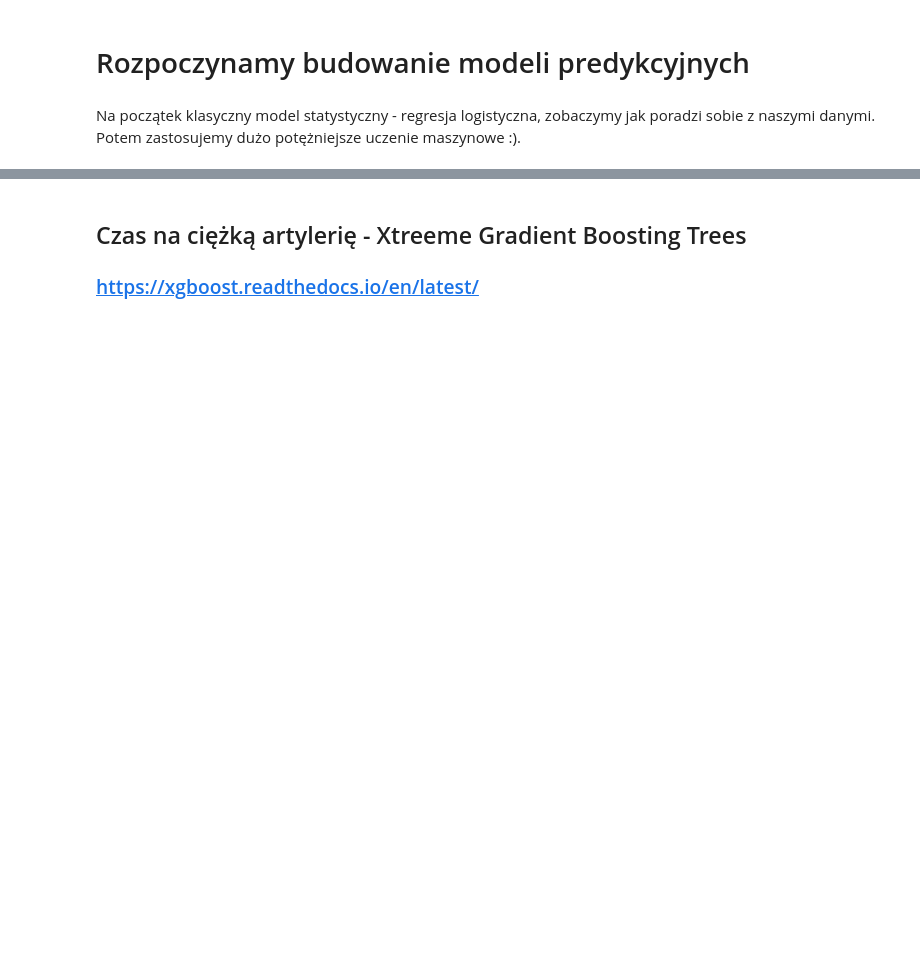
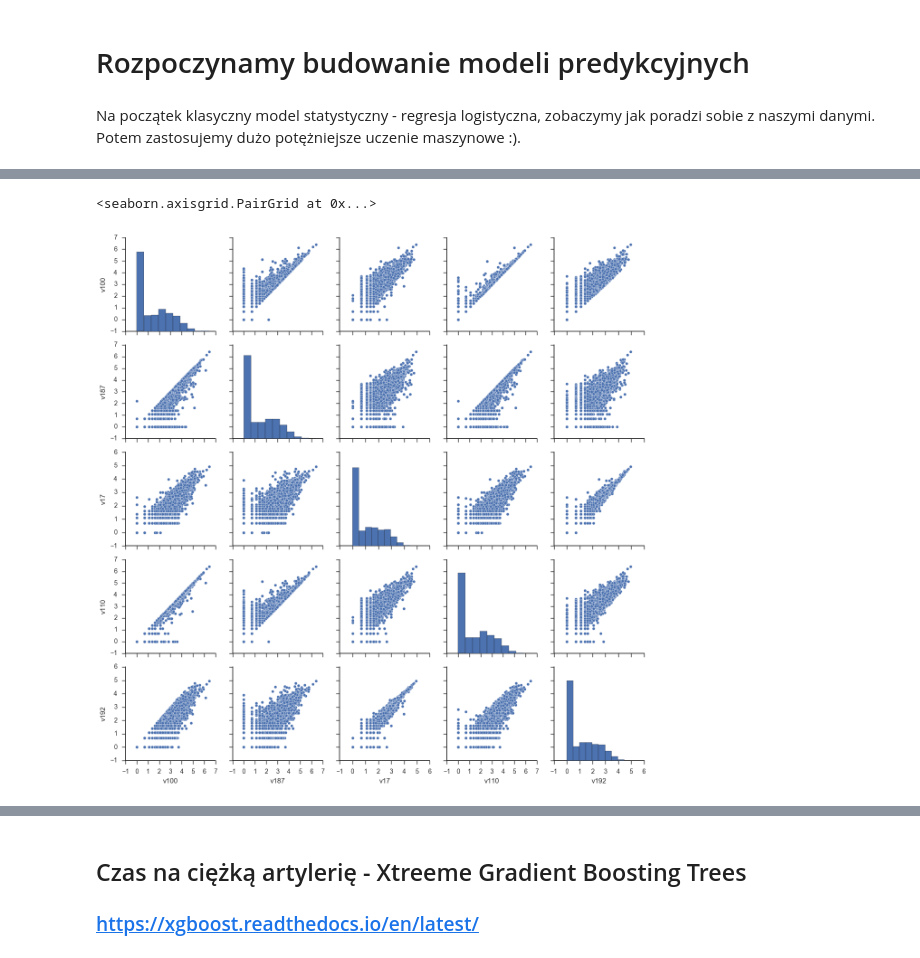
Before and after one commit to MikolajSedek/PythonCode, a Jupyter notebook: DataScienceWBiznesie_7_12_2016/Szybkie modelowanie w Pythonie.ipynb, the cells around one changed output, grey strips where cells are left out. Drawn from its saved outputs; the diff is of its cells as text; code cells hidden in the pictures; blank space fills up the shorter version.

```diff
--- a/DataScienceWBiznesie_7_12_2016/Szybkie modelowanie w Pythonie.ipynb
+++ b/DataScienceWBiznesie_7_12_2016/Szybkie modelowanie w Pythonie.ipynb
@@ -256,3 +376,20 @@ sns.jointplot("v110", "v17", data=training_bal.sample(frac=0.5), kind="reg")
 # %% [markdown]
 Na początek klasyczny model statystyczny - regresja logistyczna, zobaczymy jak poradzi sobie z naszymi danymi. Potem zastosujemy
 dużo potężniejsze uczenie maszynowe :).
+# %%
+#będziemy chcieli "poprawić" dystrybucje zmiennych dzięki przekształceniu logarytmicznemu (1+wartość zmiennej),
+#upewnijmy się że w naszych zmiennych nie ma wartości ujemnych - to byłby błąd w danych
+
+training_bal_neg = training_bal.columns[(training_bal < 0).any()].tolist()
+testing_neg = testing.columns[(testing < 0).any()].tolist()
+
+if len(training_bal_neg)>0:
+    for i in training_bal_neg:
+        training_bal[i]=np.where(training_bal[i]<0,0,training_bal[i])
+
+if len(testing_neg)>0:
+    for i in testing_neg:
+        testing[i]=np.where(testing[i]<0,0,testing[i])
+
+print("zmienne z wartościami ujemnymi w zbiorze uczącym: "+ str(training_bal_neg))
+print("zmienne z wartościami ujemnymi w zbiorze testowym: "+ str(testing_neg))
@@ -259,2 +403,10 @@ dużo potężniejsze uczenie maszynowe :).
+# %%
+
+transformer_log1p = FunctionTransformer(np.log1p)
+
+sns.pairplot(training_bal[top5vars].apply(np.log1p, axis=0).sample(frac=0.2))
+# %% [output]
+<seaborn.axisgrid.PairGrid at 0x...>
+[figure, added]
 # %%
 #zastosujmy ustawienia domyślne poza zmianą verbose na 1 i n_jobs na -1 aby sklearn skorzystał ze wszystkich procesorów
```
Also changed, not shown: parts of 54 cells of this notebook, 4 other files.
